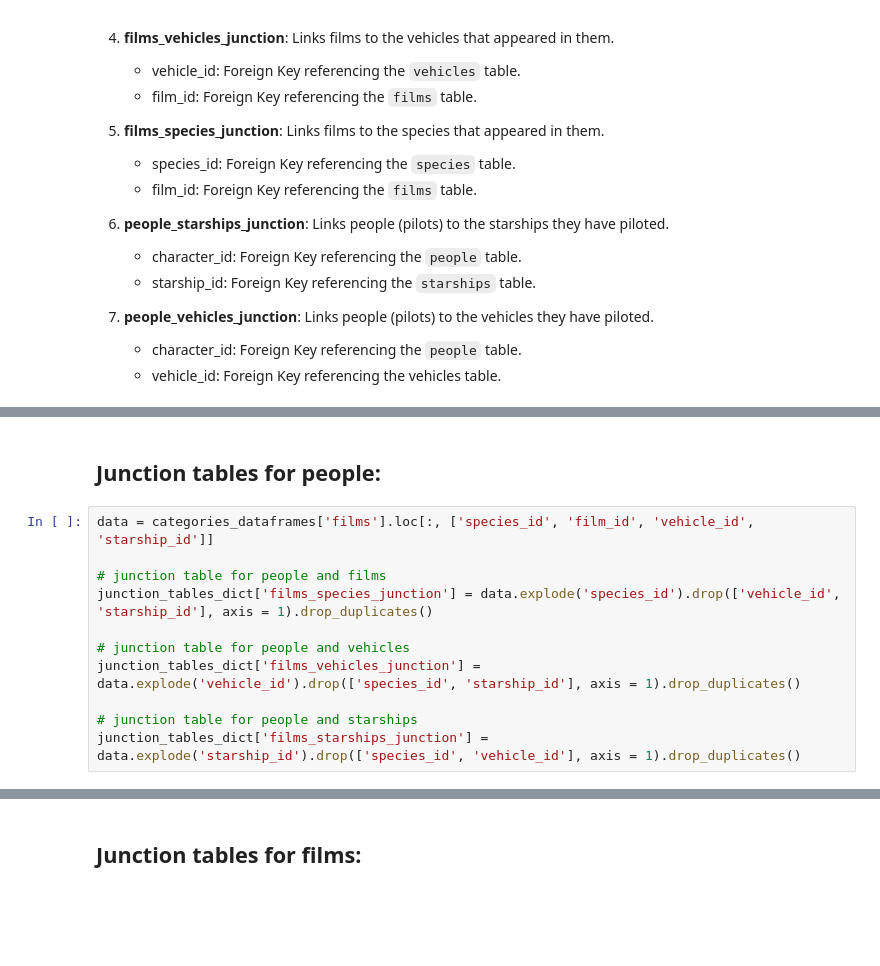
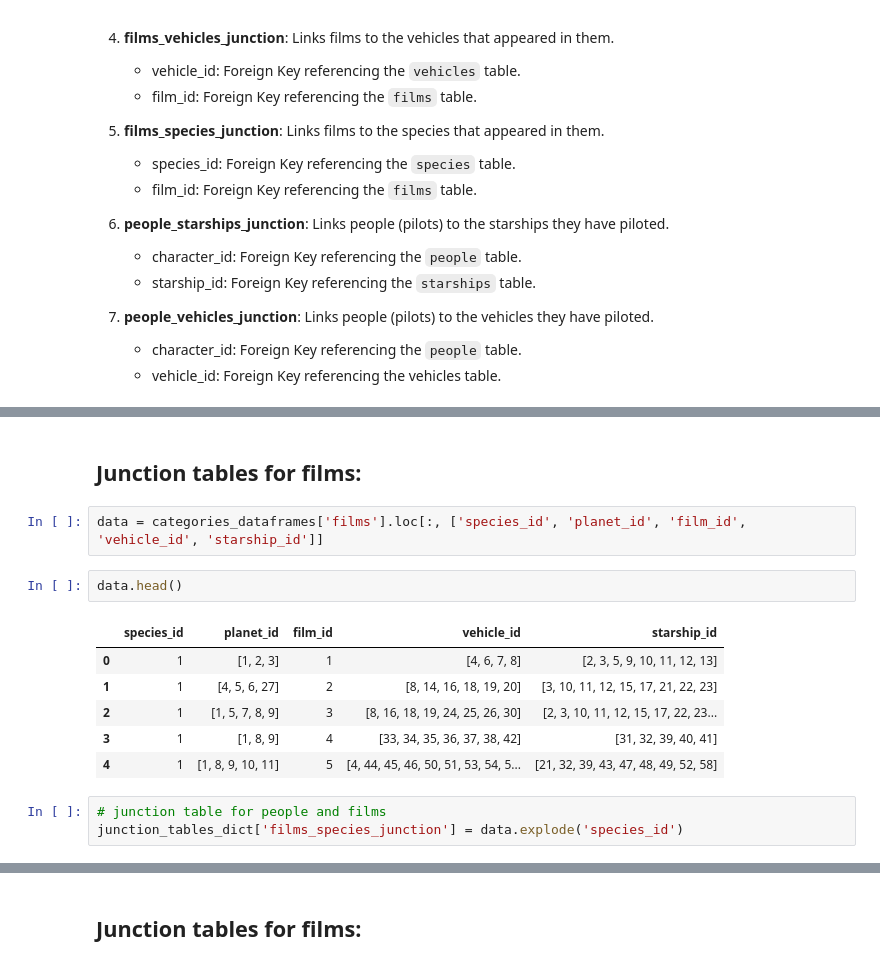
Before and after one commit to chusk2/starwars-api-sql, a Jupyter notebook: swapi scrap.ipynb, the cells around one changed output, grey strips where cells are left out. Cells and saved outputs as stored; diff of their text form; blank space fills up the shorter version.

```diff
--- a/swapi scrap.ipynb
+++ b/swapi scrap.ipynb
@@ -506,13 +529,16 @@ junction_tables_dict = {i:None for i in junction_tables}
 # %% [markdown]
-## Junction tables for people:
+## Junction tables for films:
 # %%
-data = categories_dataframes['films'].loc[:, ['species_id', 'film_id', 'vehicle_id', 'starship_id']]
-
-# junction table for people and films
-junction_tables_dict['films_species_junction'] = data.explode('species_id').drop(['vehicle_id', 'starship_id'], axis = 1).drop_duplicates()
-
-# junction table for people and vehicles
-junction_tables_dict['films_vehicles_junction'] = data.explode('vehicle_id').drop(['species_id', 'starship_id'], axis = 1).drop_duplicates()
-
-# junction table for people and starships
-junction_tables_dict['films_starships_junction'] = data.explode('starship_id').drop(['species_id', 'vehicle_id'], axis = 1).drop_duplicates()
+data = categories_dataframes['films'].loc[:, ['species_id', 'planet_id', 'film_id', 'vehicle_id', 'starship_id']]
+# %%
+data.head()
+# %% [output]
+|  | species_id | planet_id | film_id | vehicle_id | starship_id |
+| 0 | 1 | [1, 2, 3] | 1 | [4, 6, 7, 8] | [2, 3, 5, 9, 10, 11, 12, 13] |
+| 1 | 1 | [4, 5, 6, 27] | 2 | [8, 14, 16, 18, 19, 20] | [3, 10, 11, 12, 15, 17, 21, 22, 23] |
+| 2 | 1 | [1, 5, 7, 8, 9] | 3 | [8, 16, 18, 19, 24, 25, 26, 30] | [2, 3, 10, 11, 12, 15, 17, 22, 23... |
+| 3 | 1 | [1, 8, 9] | 4 | [33, 34, 35, 36, 37, 38, 42] | [31, 32, 39, 40, 41] |
+| 4 | 1 | [1, 8, 9, 10, 11] | 5 | [4, 44, 45, 46, 50, 51, 53, 54, 5... | [21, 32, 39, 43, 47, 48, 49, 52, 58] |
+# %%
+# junction table for people and films
+junction_tables_dict['films_species_junction'] = data.explode('species_id')
```
Also changed, not shown: parts of 18 cells of this notebook.
